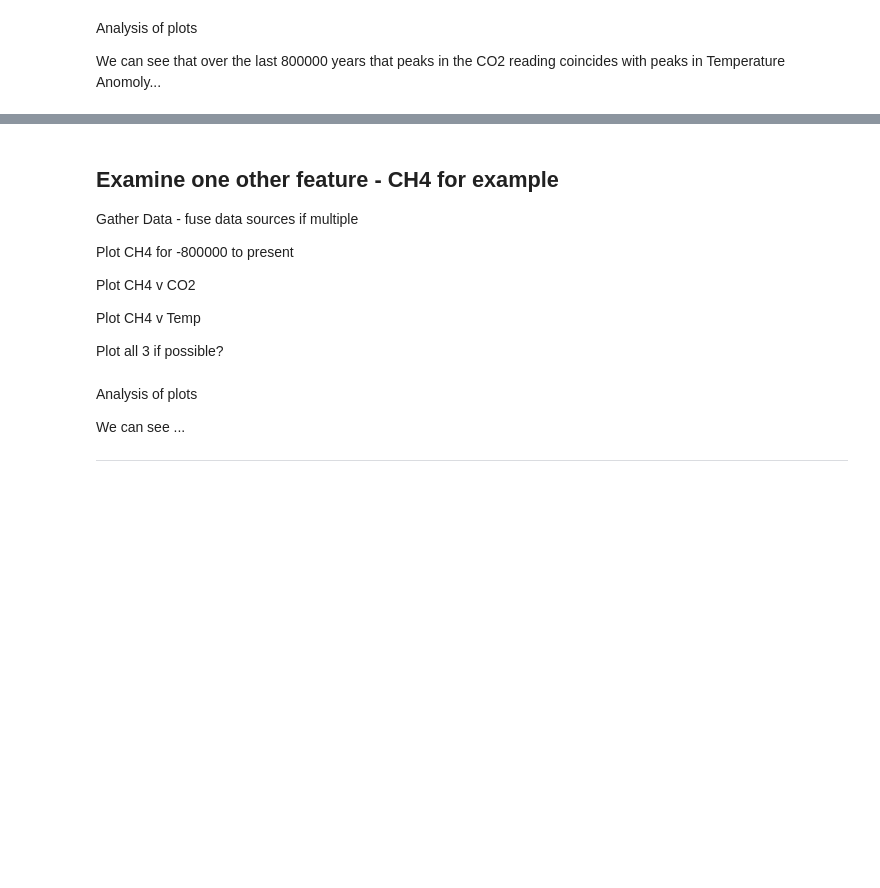
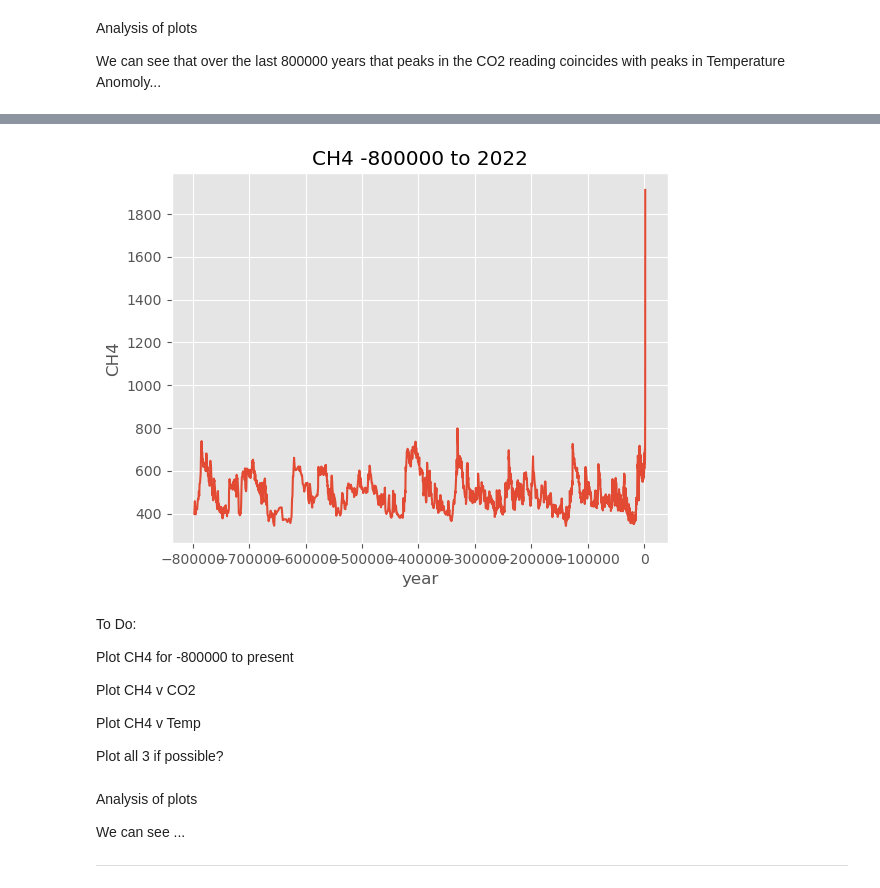
Before and after one commit to PeeBs68/mywork, a Jupyter notebook: project2.ipynb, the cells around one changed output, grey strips where cells are left out. Saved outputs shown, nothing was run; the diff lists cells and outputs as text; code cells hidden in the pictures; blank space fills up the shorter version.

```diff
--- a/project2.ipynb
+++ b/project2.ipynb
@@ -339,0 +340,13 @@ We can see that over the last 800000 years that peaks in the CO2 reading coincid
+# %%
+# split out required data to combine both datasets
+final_CH4_df = ch4_df[['year', 'CH4']] # -800000 to 2015
+final_CH4_df2 = ch4v2_df[['year', 'CH4']].tail(7) # 2016 to 2022
+
+#final_CH4_df['year'] = final_CH4_df['year'].astype(int)
+#final_temp2_df = final_temp2_df.sort_values(by=['date'],ascending=False)
+
+# Concatenate the two - https://pandas.pydata.org/docs/user_guide/merging.html
+dfs_to_concat_ch4 = [final_CH4_df, final_CH4_df2]
+final_ch4_df = pd.concat(dfs_to_concat_ch4, ignore_index = True)
+
+final_ch4_df
@@ -340,7 +367,10 @@ We can see that over the last 800000 years that peaks in the CO2 reading coincid
+# %%
+# final_ch4_df = final_ch4_df.astype(int)
+sns.lineplot(data=final_ch4_df, x='year', y='CH4').set(title='CH4 -800000 to 2022');
+# %% [output]
+[figure, added]
 # %% [markdown]
-## Examine one other feature - CH4 for example
-
-Gather Data - fuse data sources if multiple
+To Do:
 
 Plot CH4 for -800000 to present
 
```
Also changed, not shown: parts of 27 cells of this notebook, 7 other files.
